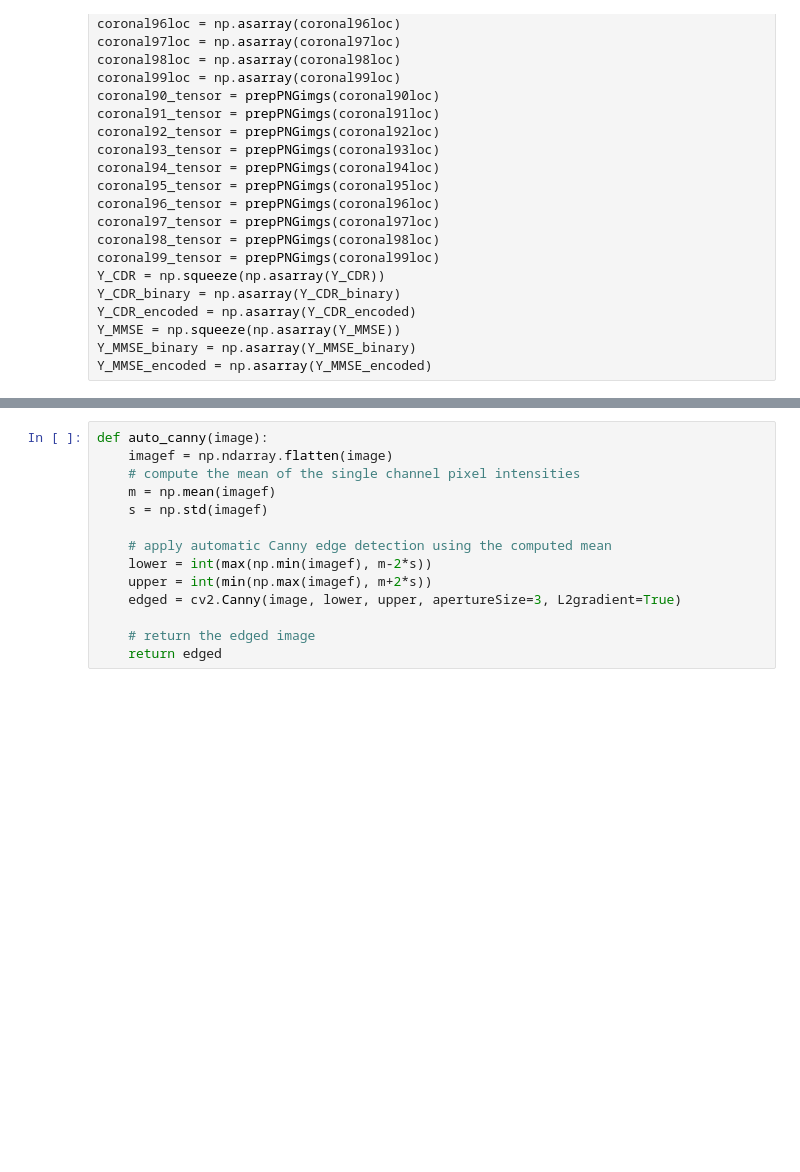
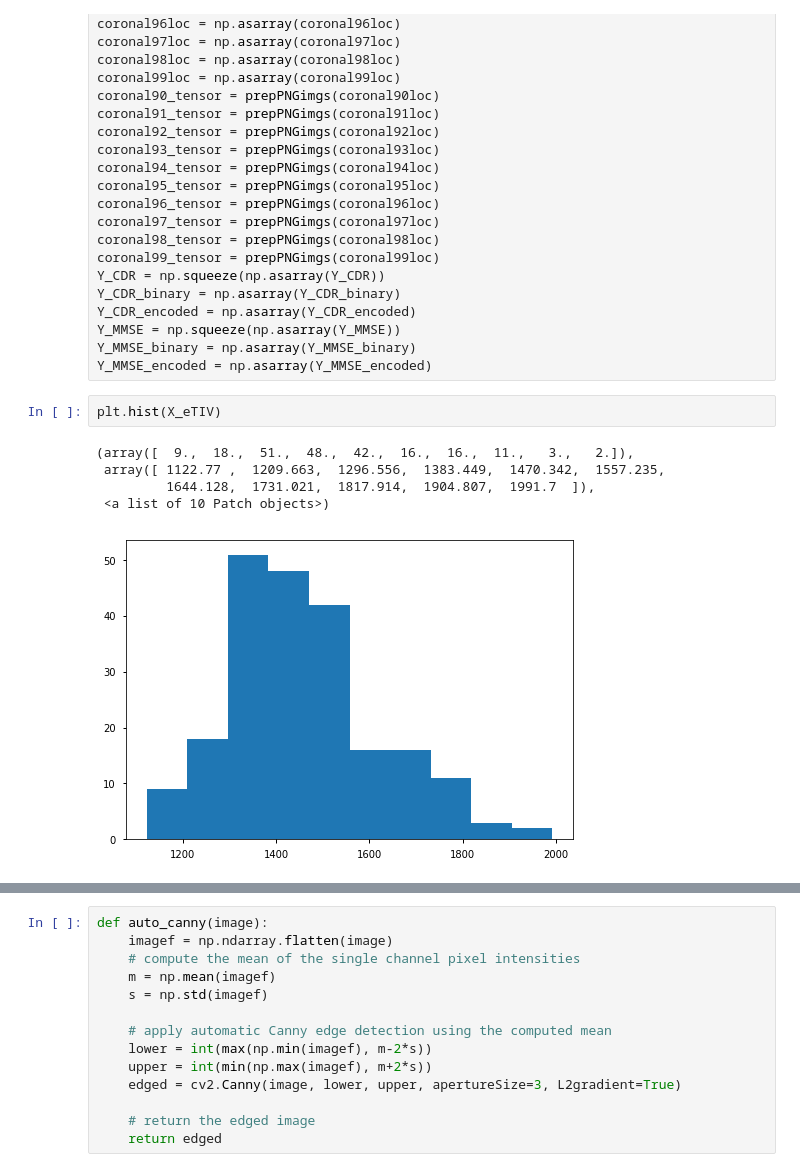
Before and after one commit to shak360/UCLA-BE188-Meyer-2018-Winter-Final-Project, a Jupyter notebook: final_project_notebook.ipynb, the cells around one changed output, grey strips where cells are left out. Saved outputs shown, nothing was run; the diff lists cells and outputs as text; blank space fills up the shorter version.

```diff
--- a/final_project_notebook.ipynb
+++ b/final_project_notebook.ipynb
@@ -201,3 +264,11 @@ Y_CDR_encoded = np.asarray(Y_CDR_encoded)
 Y_MMSE = np.squeeze(np.asarray(Y_MMSE))
 Y_MMSE_binary = np.asarray(Y_MMSE_binary)
 Y_MMSE_encoded = np.asarray(Y_MMSE_encoded)
+# %%
+plt.hist(X_eTIV)
+# %% [output]
+(array([  9.,  18.,  51.,  48.,  42.,  16.,  16.,  11.,   3.,   2.]),
+ array([ 1122.77 ,  1209.663,  1296.556,  1383.449,  1470.342,  1557.235,
+         1644.128,  1731.021,  1817.914,  1904.807,  1991.7  ]),
+ <a list of 10 Patch objects>)
+[figure, added]
```
Also changed, not shown: parts of 77 cells of this notebook, 4 other files.
